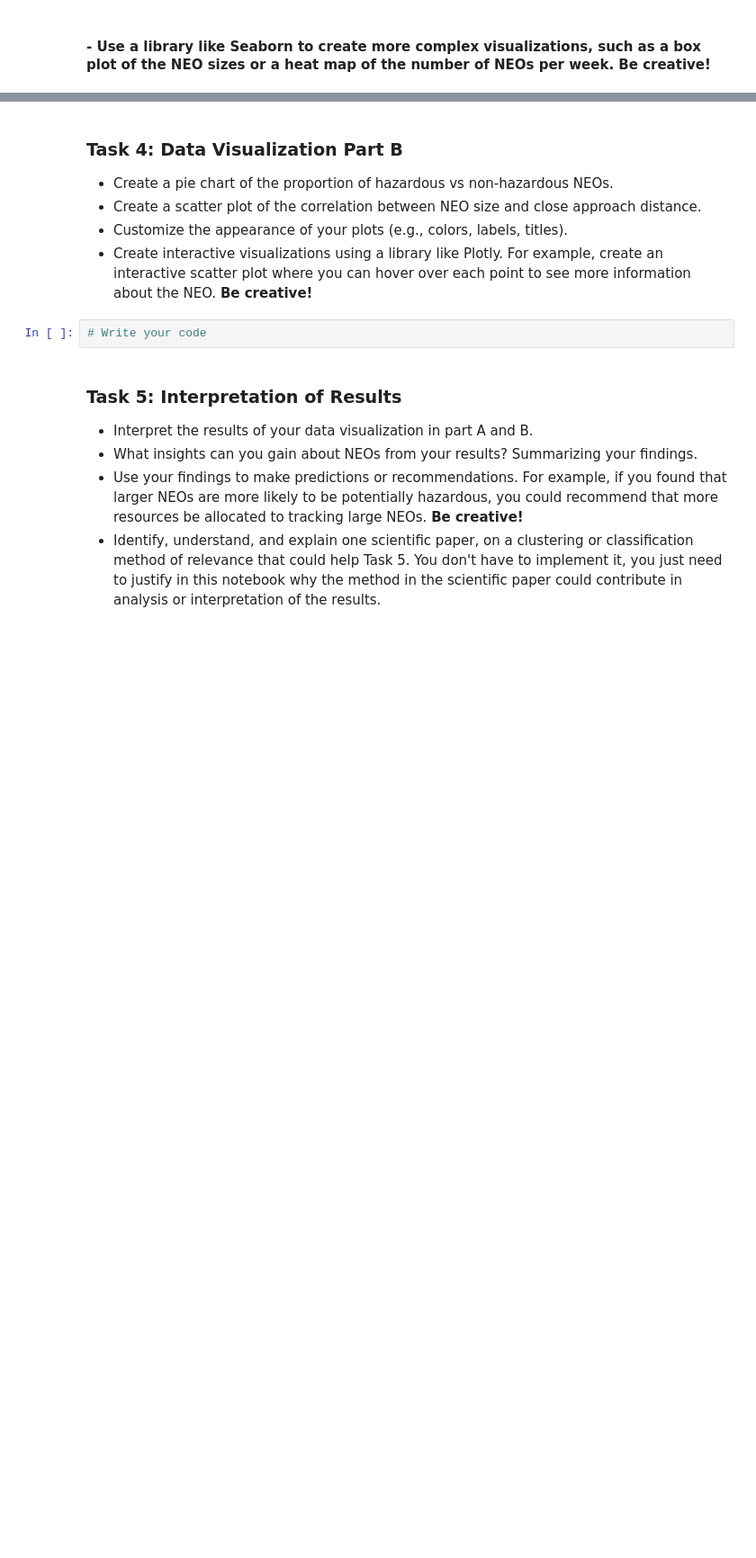
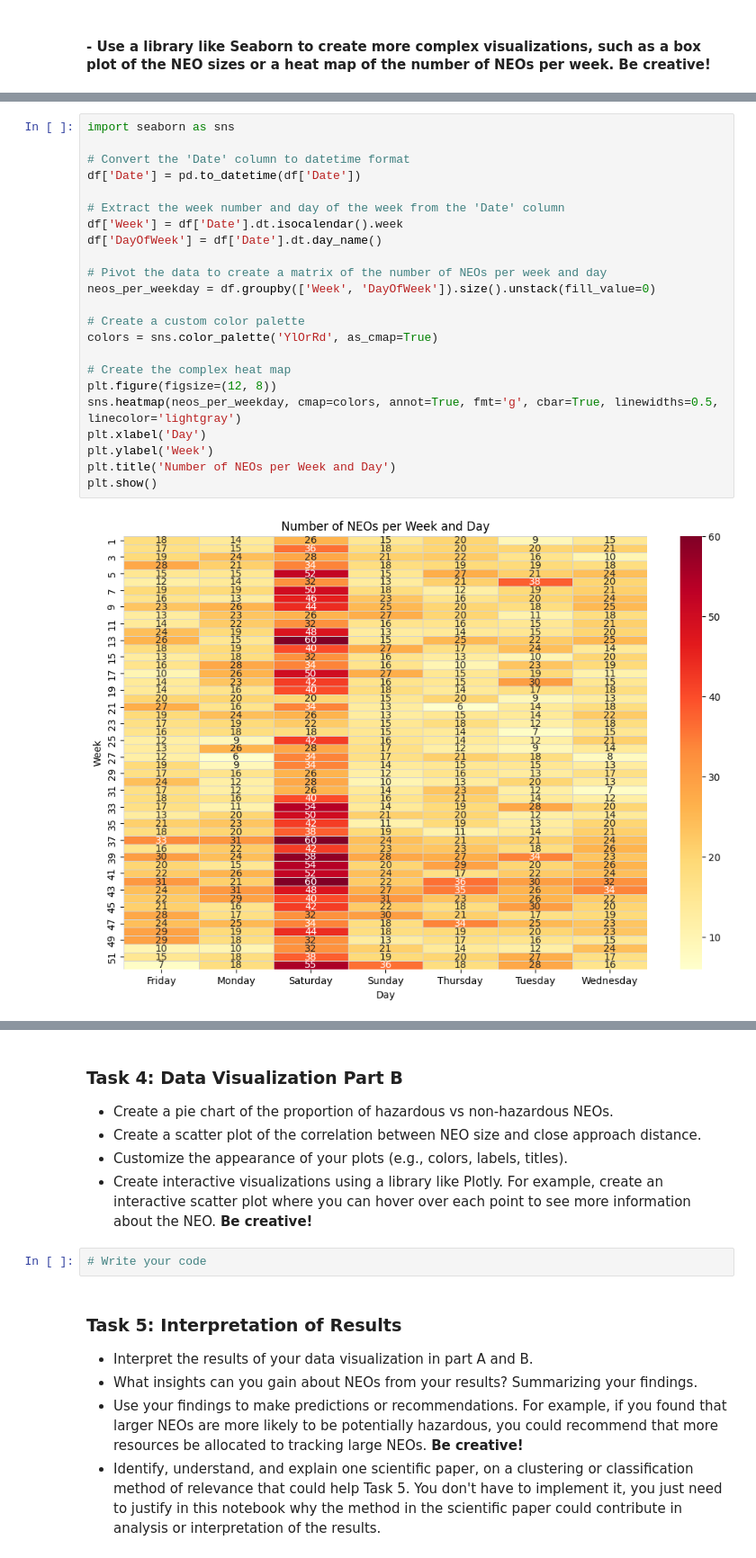
Before and after one commit to Strongside-87/Project-Delivery, a Jupyter notebook: 5_nasa_data_collection_and_visualization.ipynb, the cells around one changed output, grey strips where cells are left out. Shown at 90% size. Saved outputs shown, nothing was run; the diff lists cells and outputs as text; blank space fills up the shorter version.

```diff
--- a/5_nasa_data_collection_and_visualization.ipynb
+++ b/5_nasa_data_collection_and_visualization.ipynb
@@ -183,0 +212,25 @@ plt.show()
+# %%
+import seaborn as sns
+
+# Convert the 'Date' column to datetime format
+df['Date'] = pd.to_datetime(df['Date'])
+
+# Extract the week number and day of the week from the 'Date' column
+df['Week'] = df['Date'].dt.isocalendar().week
+df['DayOfWeek'] = df['Date'].dt.day_name()
+
+# Pivot the data to create a matrix of the number of NEOs per week and day
+neos_per_weekday = df.groupby(['Week', 'DayOfWeek']).size().unstack(fill_value=0)
+
+# Create a custom color palette
+colors = sns.color_palette('YlOrRd', as_cmap=True)
+
+# Create the complex heat map
+plt.figure(figsize=(12, 8))
+sns.heatmap(neos_per_weekday, cmap=colors, annot=True, fmt='g', cbar=True, linewidths=0.5, linecolor='lightgray')
+plt.xlabel('Day')
+plt.ylabel('Week')
+plt.title('Number of NEOs per Week and Day')
+plt.show()
+# %% [output]
+[figure, added]
```
Also changed, not shown: parts of 8 cells of this notebook, 1 other file.
